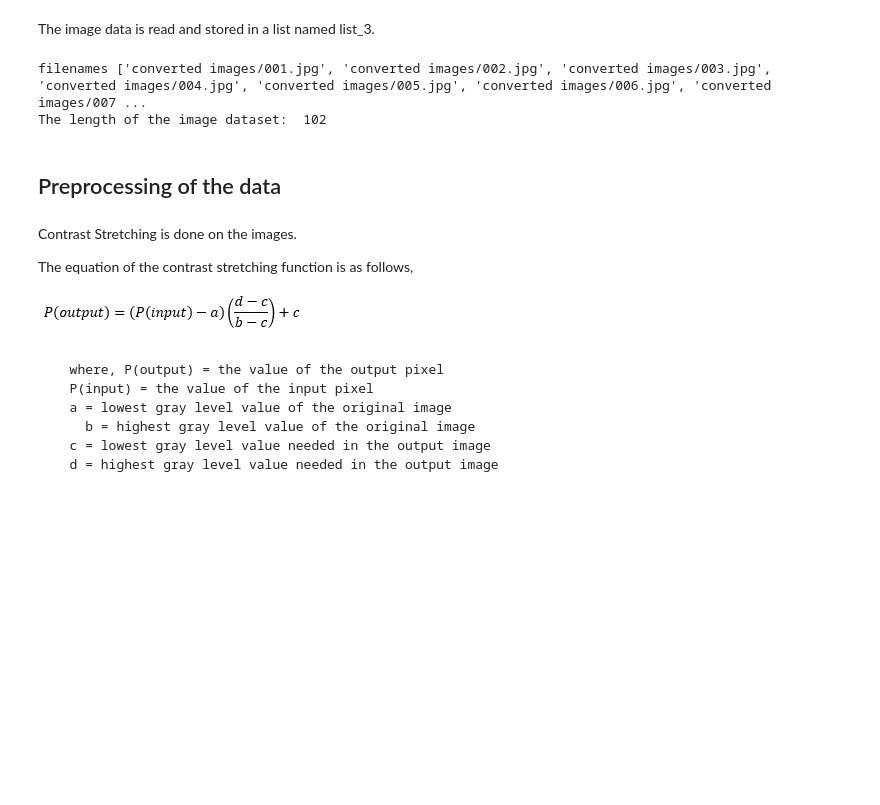
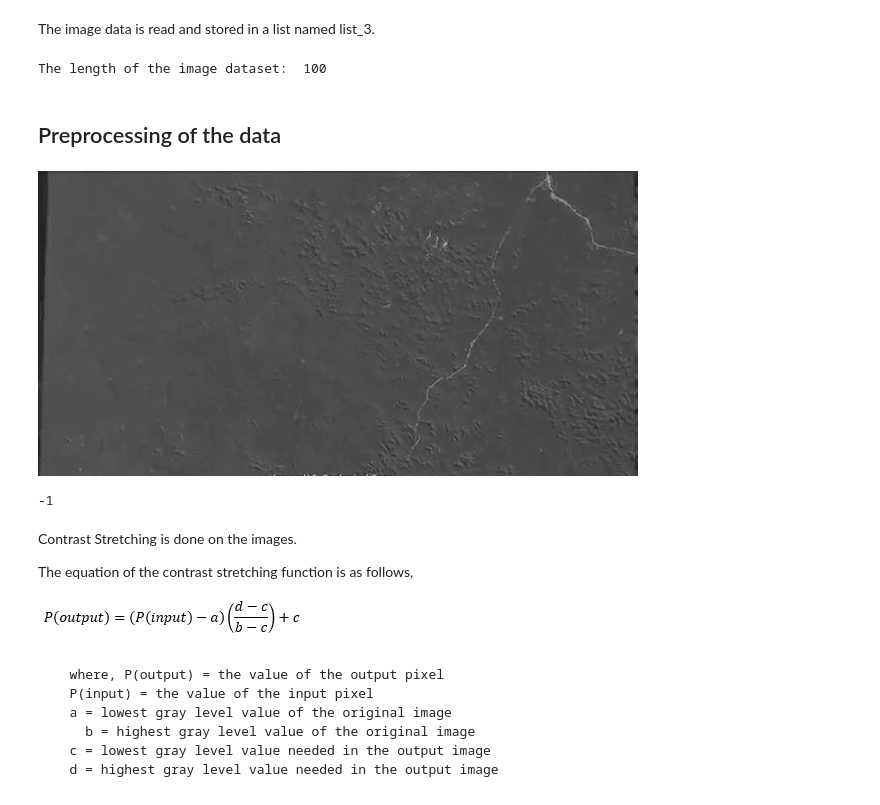
Before and after one commit to RashmiChrystal/FYP, a Jupyter notebook: FYP.ipynb, the cells around one changed output. Cells and saved outputs as stored; diff of their text form; code cells hidden in the pictures; blank space fills up the shorter version.

```diff
--- a/FYP.ipynb
+++ b/FYP.ipynb
@@ -62,9 +70,10 @@ The image data is read and stored in a list named list_3.
 # %%
 list_3 = []
 list_4 = []
-filenames = glob.glob("converted images/"+"*.jpg")
+
+filenames = glob.glob("smallDataset/"+"*.jpg")
+#filenames = glob.glob("Normal/"+"*.jpg")
 filenames.sort()
-print("filenames", filenames)
 for img in filenames:
   n = cv2.imread(img, 0)
   if n is not None:
@@ -72,5 +81,4 @@ for img in filenames:
     list_4.append(img)
 print("The length of the image dataset: ", len(list_3))
 # %% [output]
-filenames ['converted images/001.jpg', 'converted images/002.jpg', 'converted images/003.jpg', 'converted images/004.jpg', 'converted images/005.jpg', 'converted images/006.jpg', 'converted images/007 ...
-The length of the image dataset:  102
+The length of the image dataset:  100
@@ -79,3 +99,10 @@ The length of the image dataset:  102
+# %%
+cropped_img = crop_image(list_3[0])
+cv2_imshow(cropped_img)
+cv2.waitKey(0)
+# %% [output]
+[figure, added]
+-1
 # %% [markdown]
 Contrast Stretching is done on the images.
 
```
Also changed, not shown: parts of 69 cells of this notebook.
